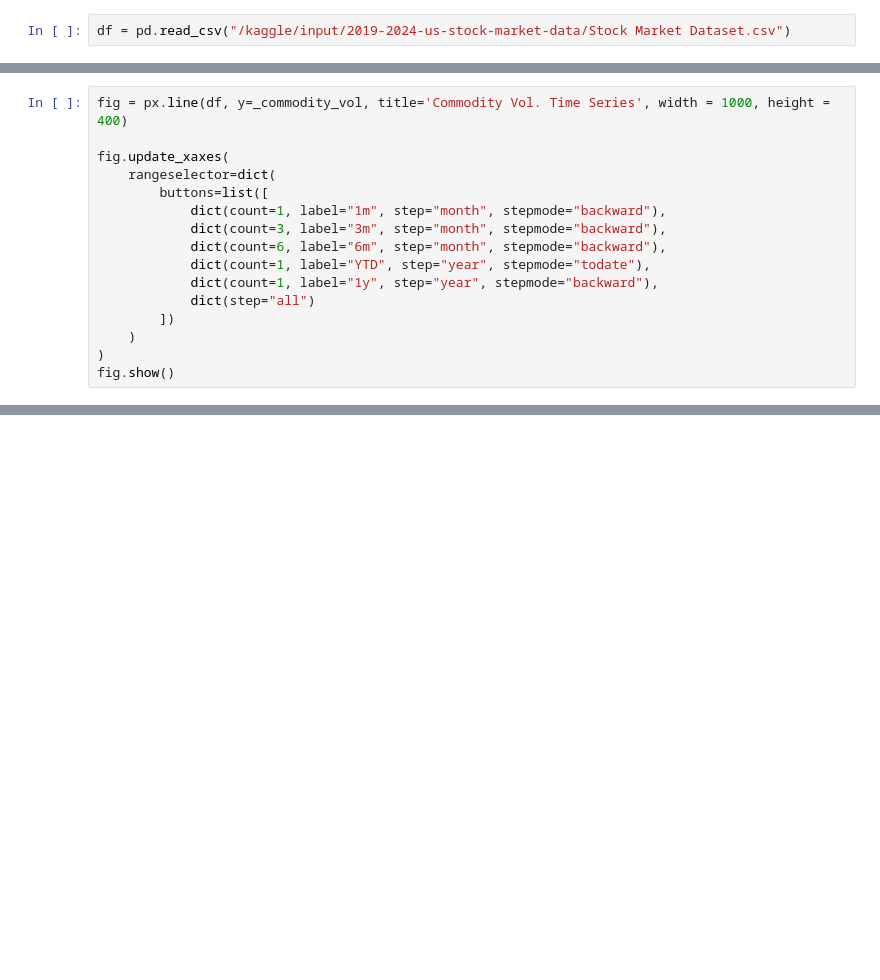
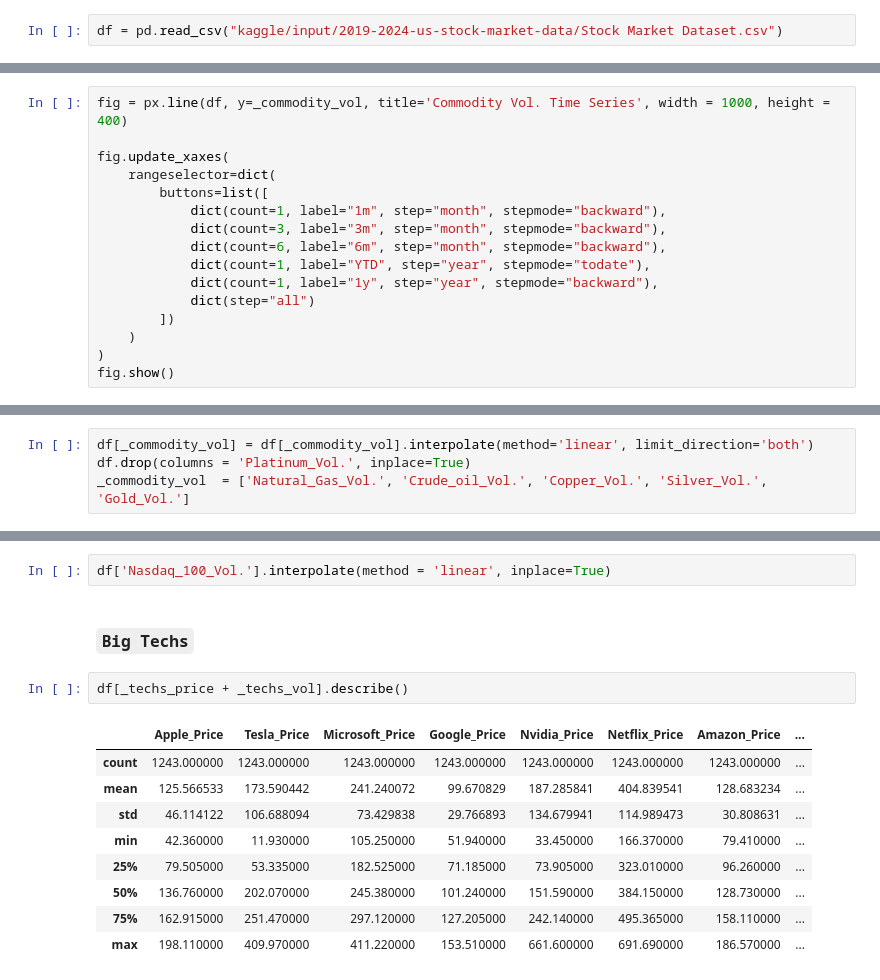
Before and after one commit to VicHui-uwo/stock_data_eda, a Jupyter notebook: notebook5a0c606076.ipynb, the cells around one changed output, grey strips where cells are left out. Drawn from its saved outputs; the diff is of its cells as text; blank space fills up the shorter version.

Commit message:
data cleansing completed

```diff
--- a/notebook5a0c606076.ipynb
+++ b/notebook5a0c606076.ipynb
@@ -34,5 +31,5 @@ for dirname, _, filenames in os.walk('/kaggle/input'):
 # %%
-df = pd.read_csv("/kaggle/input/2019-2024-us-stock-market-data/Stock Market Dataset.csv")
+df = pd.read_csv("kaggle/input/2019-2024-us-stock-market-data/Stock Market Dataset.csv")
 # %%
 df.head(5)
 # %% [output]
@@ -136,0 +194,4 @@ plt.show()
+# %%
+df[_commodity_vol] = df[_commodity_vol].interpolate(method='linear', limit_direction='both')
+df.drop(columns = 'Platinum_Vol.', inplace=True)
+_commodity_vol  = ['Natural_Gas_Vol.', 'Crude_oil_Vol.', 'Copper_Vol.', 'Silver_Vol.', 'Gold_Vol.']
@@ -136,0 +290,16 @@ plt.show()
+# %%
+df['Nasdaq_100_Vol.'].interpolate(method = 'linear', inplace=True)
+# %% [markdown]
+### `Big Techs`
+# %%
+df[_techs_price + _techs_vol].describe()
+# %% [output]
+|  | Apple_Price | Tesla_Price | Microsoft_Price | Google_Price | Nvidia_Price | Netflix_Price | Amazon_Price | ... |
+| count | 1243.000000 | 1243.000000 | 1243.000000 | 1243.000000 | 1243.000000 | 1243.000000 | 1243.000000 | ... |
+| mean | 125.566533 | 173.590442 | 241.240072 | 99.670829 | 187.285841 | 404.839541 | 128.683234 | ... |
+| std | 46.114122 | 106.688094 | 73.429838 | 29.766893 | 134.679941 | 114.989473 | 30.808631 | ... |
+| min | 42.360000 | 11.930000 | 105.250000 | 51.940000 | 33.450000 | 166.370000 | 79.410000 | ... |
+| 25% | 79.505000 | 53.335000 | 182.525000 | 71.185000 | 73.905000 | 323.010000 | 96.260000 | ... |
+| 50% | 136.760000 | 202.070000 | 245.380000 | 101.240000 | 151.590000 | 384.150000 | 128.730000 | ... |
+| 75% | 162.915000 | 251.470000 | 297.120000 | 127.205000 | 242.140000 | 495.365000 | 158.110000 | ... |
+| max | 198.110000 | 409.970000 | 411.220000 | 153.510000 | 661.600000 | 691.690000 | 186.570000 | ... |
```
Also changed, not shown: parts of 28 cells of this notebook.
